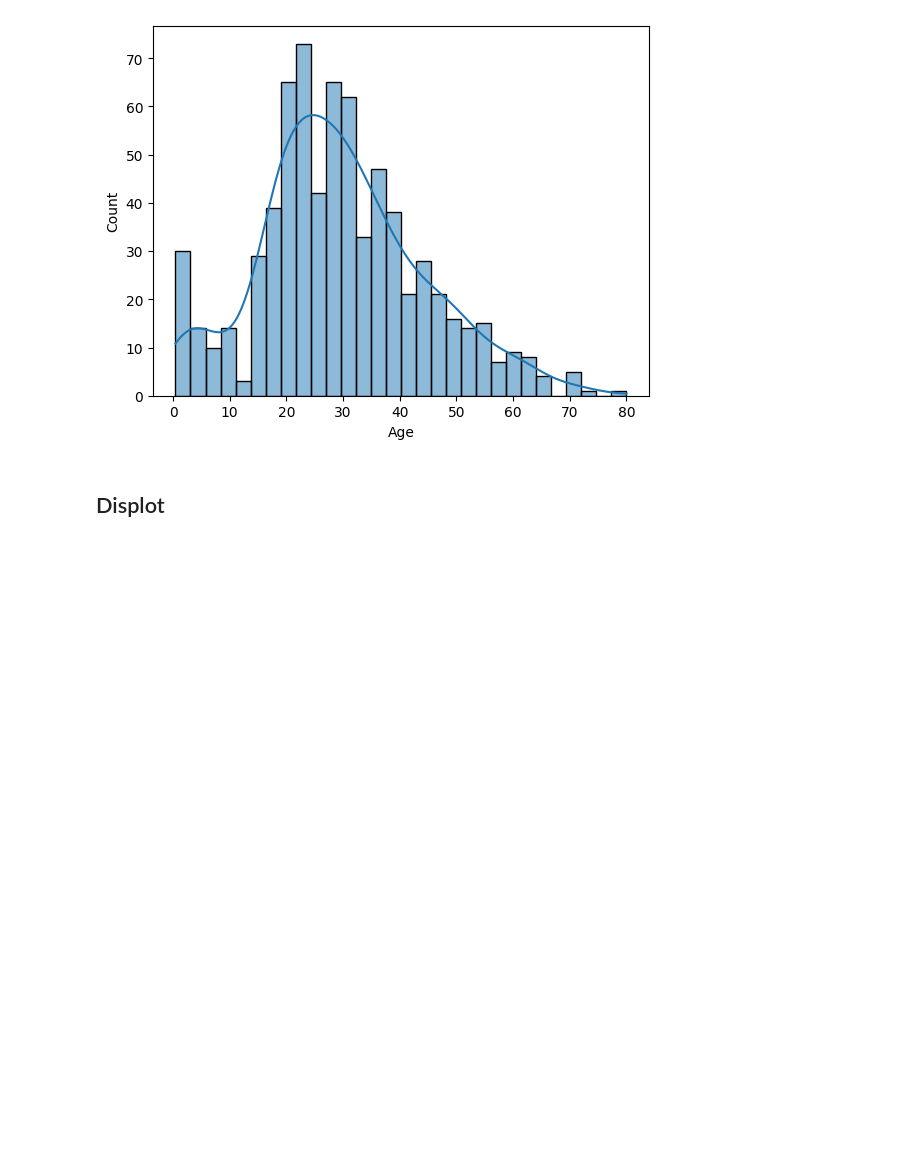
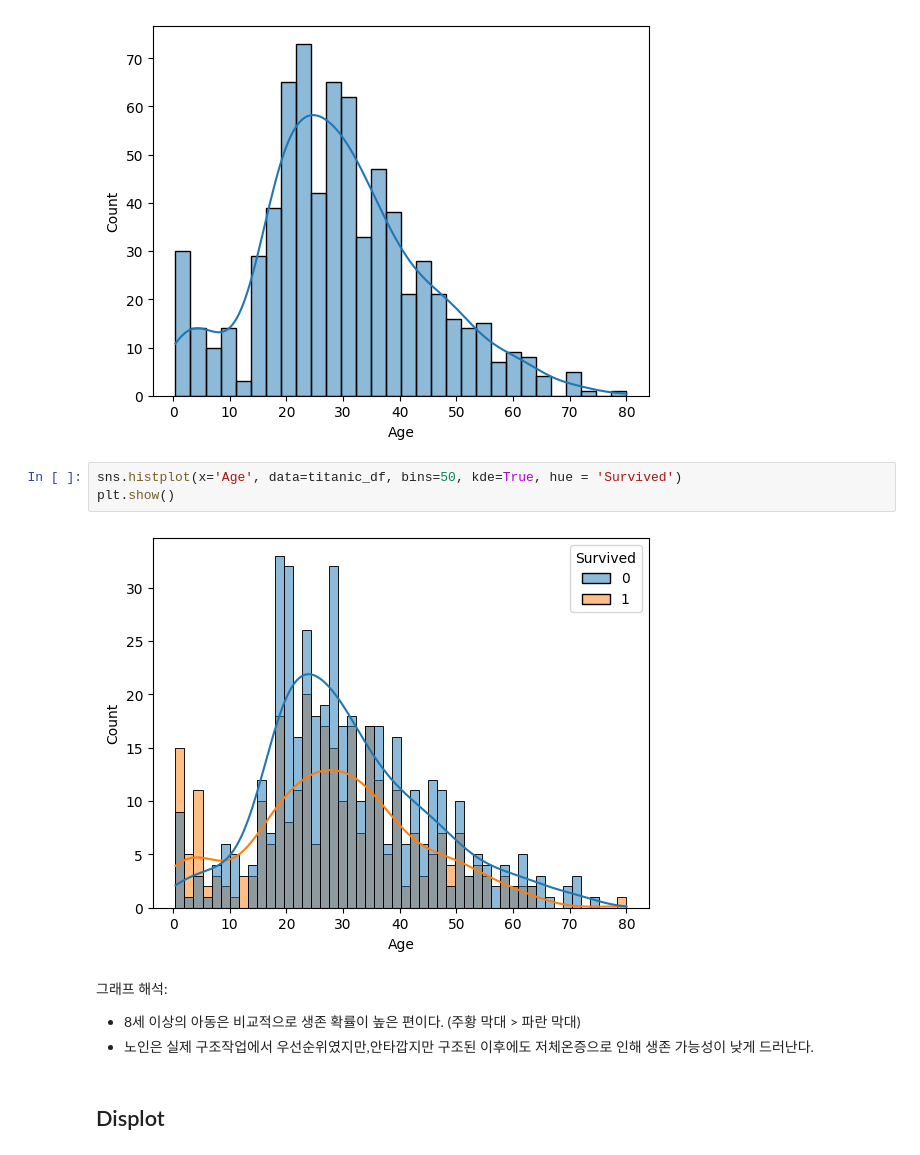
Before and after one commit to LanguageExchanger/DataVisualization, a Jupyter notebook: TitanicVisualization.ipynb, the cells around one changed output. Saved outputs shown, nothing was run; the diff lists cells and outputs as text; blank space fills up the shorter version.

```diff
--- a/TitanicVisualization.ipynb
+++ b/TitanicVisualization.ipynb
@@ -47,6 +109,15 @@ sns.histplot(x='Age', data=titanic_df, bins=30, kde=True)
 plt.show()
 # %% [output]
 [figure]
+# %%
+sns.histplot(x='Age', data=titanic_df, bins=50, kde=True, hue = 'Survived')
+plt.show()
+# %% [output]
+[figure, added]
+# %% [markdown]
+그래프 해석:
+*   8세 이상의 아동은 비교적으로 생존 확률이 높은 편이다. (주황 막대 > 파란 막대)
+*   노인은 실제 구조작업에서 우선순위였지만,안타깝지만 구조된 이후에도 저체온증으로 인해 생존 가능성이 낮게 드러난다.
 # %% [markdown]
 ## Displot
 # %%
```
Also changed, not shown: parts of 13 cells of this notebook.
